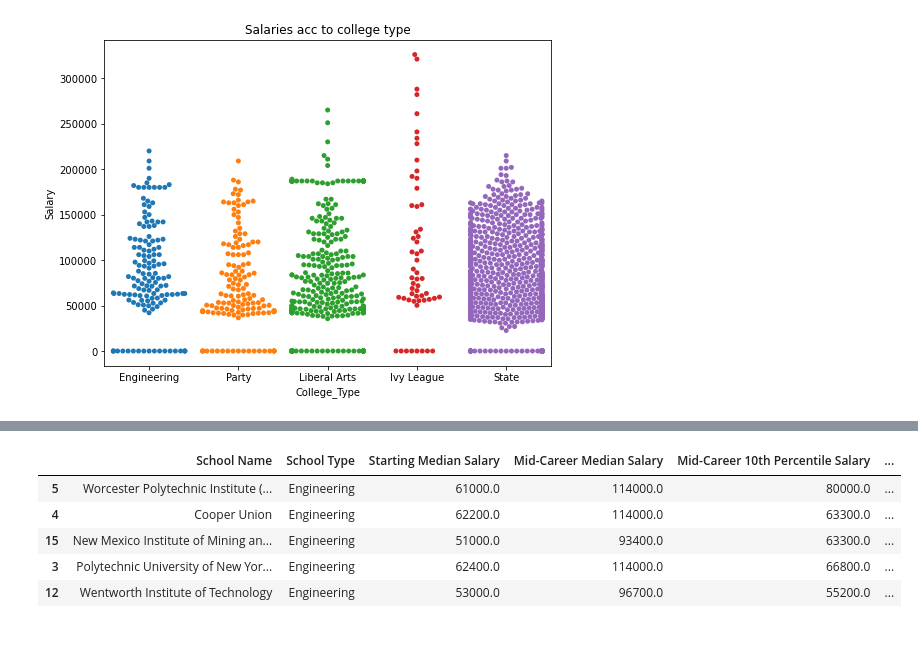
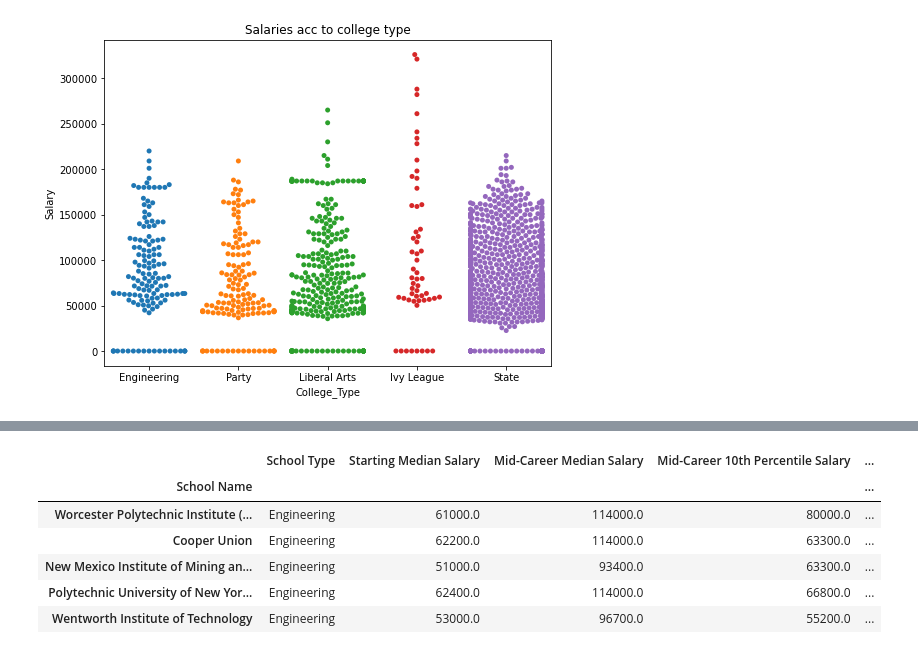
Before and after one commit to RRazvan90/group-3, a Jupyter notebook: Prer_colltype.ipynb, the cells around one changed output, grey strips where cells are left out. Saved outputs shown, nothing was run; the diff lists cells and outputs as text; code cells hidden in the pictures.

```diff
--- a/Prer_colltype.ipynb
+++ b/Prer_colltype.ipynb
@@ -172,6 +172,5 @@ plt.show()
 # %%
 #grouping by Engineering
 df_engg = df_college.loc[df_college["School Type"] == "Engineering",:].sort_values(by ="Starting Median Salary",ascending = False)
-#info across engg colleges
-df_engg.describe()
+df_engg.set_index("School Name").head()
 # %% [output]
@@ -194,14 +204,15 @@ fig.show()
 # %%
 # plotting engg colleges in descending order based on percentage growth
 df_engg = df_engg.sort_values(by ='Perc_grwth', ascending = False)
-df_engg.head()
+df_engg.set_index("School Name").head()
 # %% [output]
-|  | School Name | School Type | Starting Median Salary | Mid-Career Median Salary | Mid-Career 10th Percentile Salary | ... |
-| 5 | Worcester Polytechnic Institute (... | Engineering | 61000.0 | 114000.0 | 80000.0 | ... |
-| 4 | Cooper Union | Engineering | 62200.0 | 114000.0 | 63300.0 | ... |
-| 15 | New Mexico Institute of Mining an... | Engineering | 51000.0 | 93400.0 | 63300.0 | ... |
-| 3 | Polytechnic University of New Yor... | Engineering | 62400.0 | 114000.0 | 66800.0 | ... |
-| 12 | Wentworth Institute of Technology | Engineering | 53000.0 | 96700.0 | 55200.0 | ... |
+|  | School Type | Starting Median Salary | Mid-Career Median Salary | Mid-Career 10th Percentile Salary | ... |
+| School Name |  |  |  |  | ... |
+| Worcester Polytechnic Institute (... | Engineering | 61000.0 | 114000.0 | 80000.0 | ... |
+| Cooper Union | Engineering | 62200.0 | 114000.0 | 63300.0 | ... |
+| New Mexico Institute of Mining an... | Engineering | 51000.0 | 93400.0 | 63300.0 | ... |
+| Polytechnic University of New Yor... | Engineering | 62400.0 | 114000.0 | 66800.0 | ... |
+| Wentworth Institute of Technology | Engineering | 53000.0 | 96700.0 | 55200.0 | ... |
 # %%
 fig = px.bar(df_engg, x ='School Name', y='Perc_grwth')
 fig.show()
```
Also changed, not shown: parts of 4 cells of this notebook, 1 other file.
